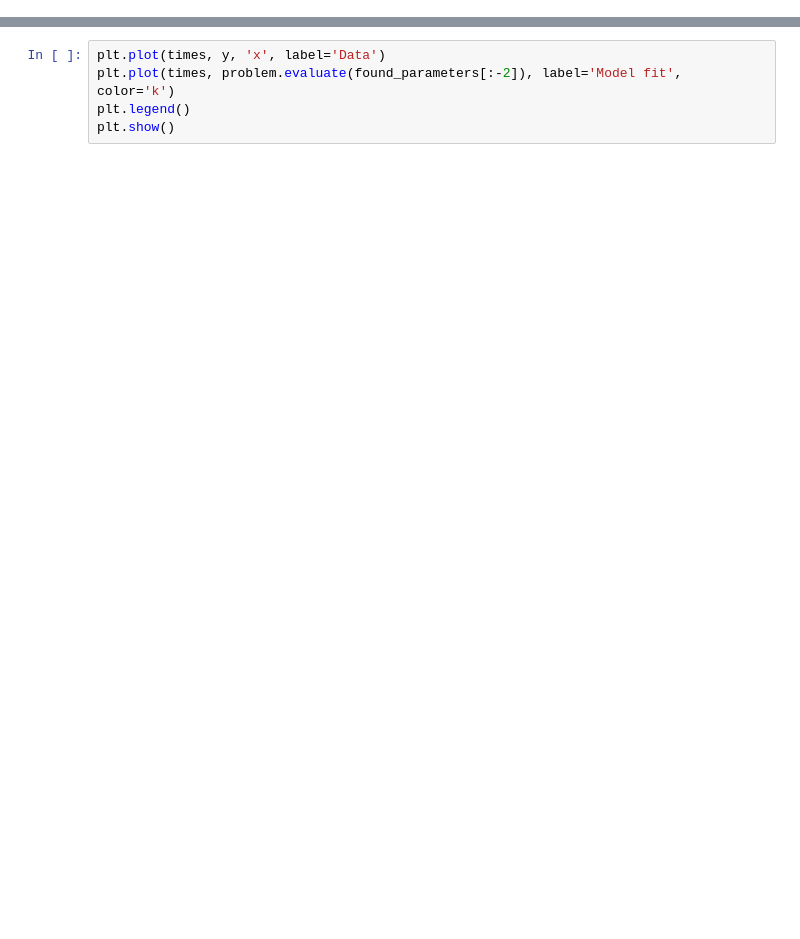
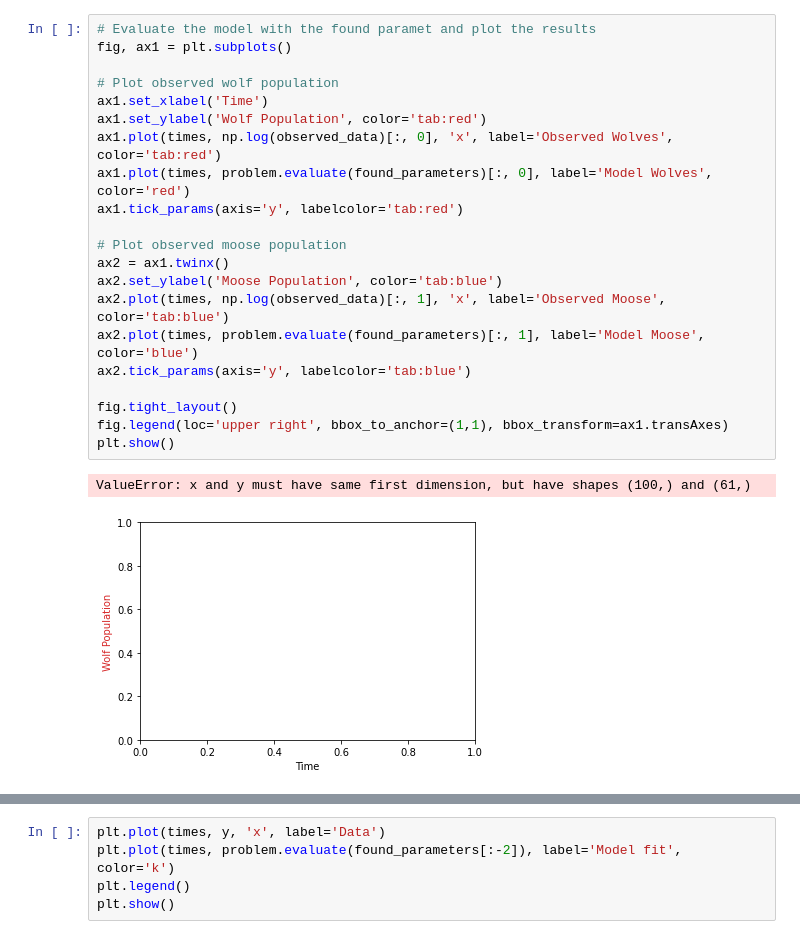
Before and after one commit to siilott/lotka-volterra-wolf-moose, a Jupyter notebook: lotka-volterra.ipynb, the cells around one changed output, grey strips where cells are left out. Cells and saved outputs as stored; diff of their text form; blank space fills up the shorter version.

```diff
--- a/lotka-volterra.ipynb
+++ b/lotka-volterra.ipynb
@@ -172,0 +185,24 @@ plt.show()
+# %%
+# Evaluate the model with the found paramet and plot the results
+fig, ax1 = plt.subplots()
+
+# Plot observed wolf population
+ax1.set_xlabel('Time')
+ax1.set_ylabel('Wolf Population', color='tab:red')
+ax1.plot(times, np.log(observed_data)[:, 0], 'x', label='Observed Wolves', color='tab:red')
+ax1.plot(times, problem.evaluate(found_parameters)[:, 0], label='Model Wolves', color='red')
+ax1.tick_params(axis='y', labelcolor='tab:red')
+
+# Plot observed moose population
+ax2 = ax1.twinx()
+ax2.set_ylabel('Moose Population', color='tab:blue')
+ax2.plot(times, np.log(observed_data)[:, 1], 'x', label='Observed Moose', color='tab:blue')
+ax2.plot(times, problem.evaluate(found_parameters)[:, 1], label='Model Moose', color='blue')
+ax2.tick_params(axis='y', labelcolor='tab:blue')
+
+fig.tight_layout()
+fig.legend(loc='upper right', bbox_to_anchor=(1,1), bbox_transform=ax1.transAxes)
+plt.show()
+# %% [output]
+ValueError: x and y must have same first dimension, but have shapes (100,) and (61,)
+[figure, added]
```
Also changed, not shown: parts of 8 cells of this notebook.
